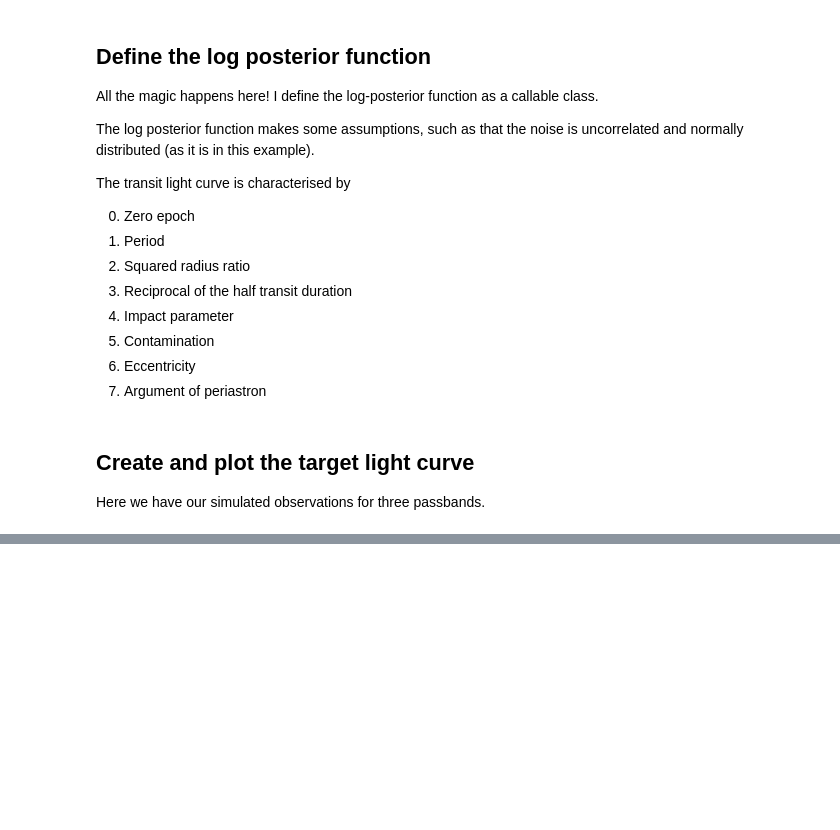
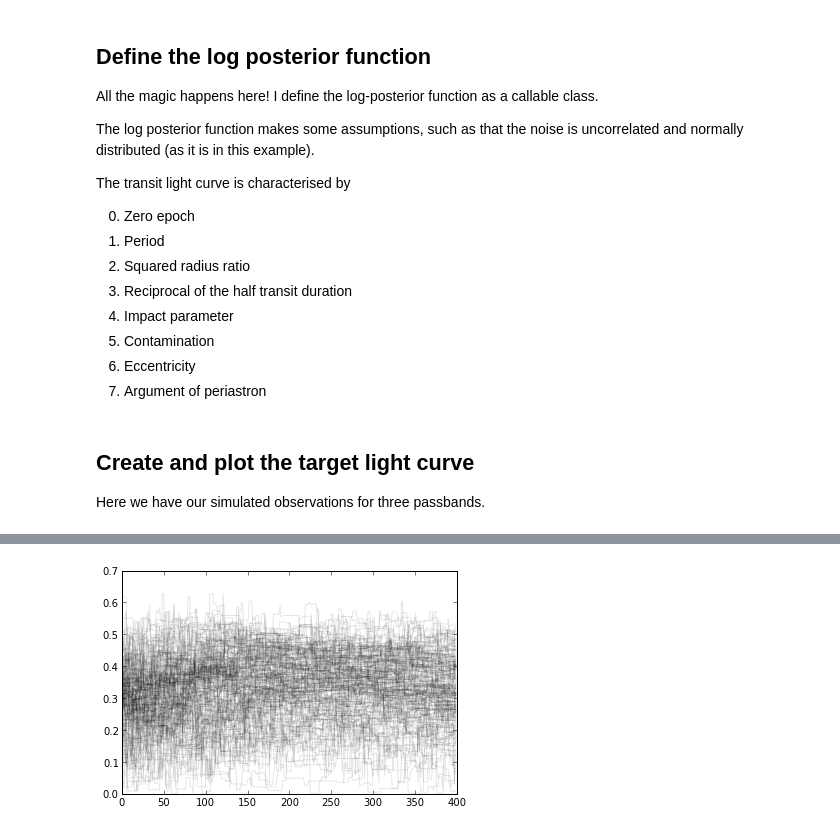
Before and after one commit to hpparvi/PyTransit, a Jupyter notebook: notebooks/PyTransit_Example_2.ipynb, the cells around one changed output, grey strips where cells are left out. Drawn from its saved outputs; the diff is of its cells as text; code cells hidden in the pictures; blank space fills up the shorter version.

```diff
--- a/notebooks/PyTransit_Example_2.ipynb
+++ b/notebooks/PyTransit_Example_2.ipynb
@@ -65,13 +67,13 @@ The transit light curve is characterised by
 7. Argument of periastron
 # %%
 class LPFunction(object):
-    def __init__(self, times, fluxes, priors, nwalkers=150, npol=100, nthreads=2, **kwargs):
+    def __init__(self, times, fluxes, priors, nwalkers=150, npol=100, nthreads=8, **kwargs):
         self.tmodel = Gimenez(npol, nldc=2, nthr=nthreads, lerp=kwargs.get('lerp', False))
 
         ## Import light curve data
         ## =======================
         self.flux_o   = fluxes.copy()
-        self.time     = times.copy
+        self.time     = times.copy()
 
         self.npt      = fluxes.shape[0]
         self.ncolors  = fluxes.shape[1]
@@ -122,18 +124,17 @@ class LPFunction(object):
     def compute_transit(self, pv, _i=None, _a=None, _k=None):
         _i = _i or uf.i_from_bitpew(pv[4], pv[3], pv[1], pv[6], pv[7])
         _a = _a or uf.a_from_bitpew(pv[4], pv[3], pv[1], pv[6], pv[7])
-        _k = _k or m.sqrt(pv[2])
+        _k = _k or mt.sqrt(pv[2])
 
         #zs = [orbits.z_eccentric_ip(time, pv[0], pv[1], _a, _i, pv[6], pv[7], nthreads=self.nthreads, update=upd) for time,upd in zip(self.time, self.upd)]
 
-        zs = [orbits.z_eccentric(time, pv[0], pv[1], _a, _i, pv[6], pv[7], nthreads=self.nthreads) for time in self.time]
-        f  = [self.tmodel(z, _k, pv[self.ld_sl[ic]], pv[5]) for z,ic in zip(zs, self.cid)]
-
+        z = orbits.z_eccentric(self.time, pv[0], pv[1], _a, _i, pv[6], pv[7], nthreads=self.nthreads)
+        f  = self.tmodel(z, _k, pv[self.ld_start:self.ld_start+2*self.ncolors], pv[5])
         return f
 
 
     def compute_lc_model(self, pv, _i=None, _a=None, _k=None):
-        return [c*t for c,t in zip(self.compute_continuum(pv), self.compute_transit(pv, _i, _a, _k))]
+        return [c*t for c,t in zip(self.compute_continuum(pv), self.compute_transit(pv, _i, _a, _k).T)]
 
 
     def __call__(self, pv):
@@ -151,16 +152,16 @@ class LPFunction(object):
         ## =========================================================================
         _i = uf.i_from_bitpew(pv[4], pv[3], pv[1], pv[6], pv[7])
         _a = uf.a_from_bitpew(pv[4], pv[3], pv[1], pv[6], pv[7])
-        _k = m.sqrt(pv[2])
+        _k = mt.sqrt(pv[2])
 
         ## Calculate chi squared values
         ## ============================
         flux_m     = self.compute_lc_model(pv, _i, _a, _k)
-        chisqr_lc  = [uf.chi_sqr_se(fo, fm, err) for fo, fm, err in zip(self.flux_o, flux_m, pv[self.er_sl])]
+        chisqr_lc  = [uf.chi_sqr_se(fo, fm, err) for fo, fm, err in zip(self.flux_o.T, flux_m, pv[self.er_sl])]
 
         ## Return the log posterior
         ## ========================
-        return log_prior + self.lln + sum([- npt*m.log(e) - chisqr for npt,e,chisqr in zip(self.npt, pv[self.er_sl], chisqr_lc)])
+        return log_prior + self.lln + sum([- self.npt*mt.log(e) - chisqr for e,chisqr in zip(pv[self.er_sl], chisqr_lc)])
 # %% [markdown]
 Create and plot the target light curve
 --------------------------------------
@@ -179,0 +179,13 @@ lpfun = LPFunction(time, flux, {})
+# %%
+lpfun = LPFunction(time, flux, {})
+de = DiffEvol(lambda pv: -lpfun(pv), lpfun.ps.bounds, 200, 200, verbose=False)
+sampler = EnsembleSampler(200, lpfun.ps.ndim, lpfun)
+# %%
+res_de = de()
+# %%
+sampler.reset()
+res_mc = sampler.run_mcmc(res_de.population, 500)
+# %%
+plot(sampler.chain[:,100:,4].T, alpha=0.1, c='k');
+# %% [output]
+[figure, added]
```
Also changed, not shown: parts of 4 cells of this notebook.
